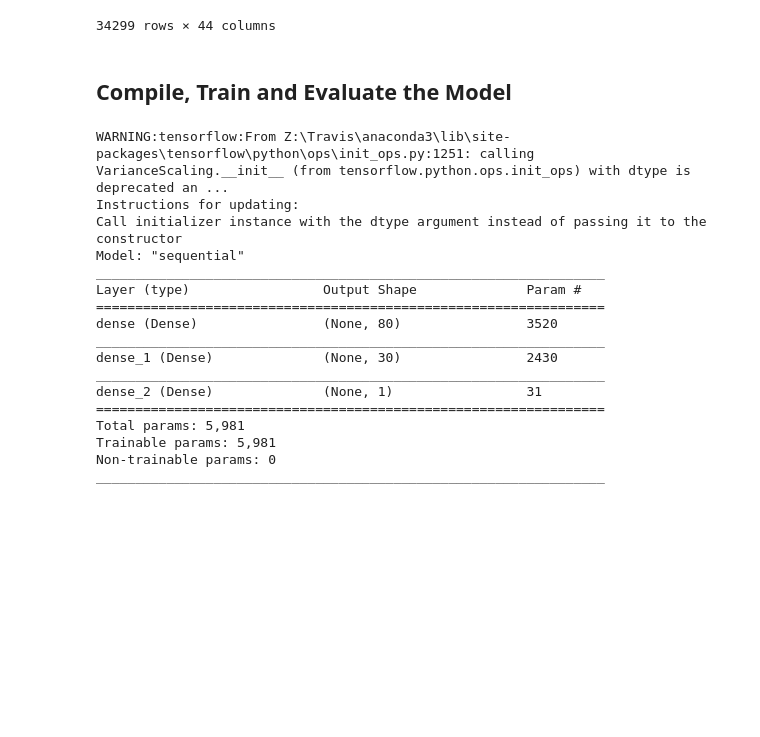
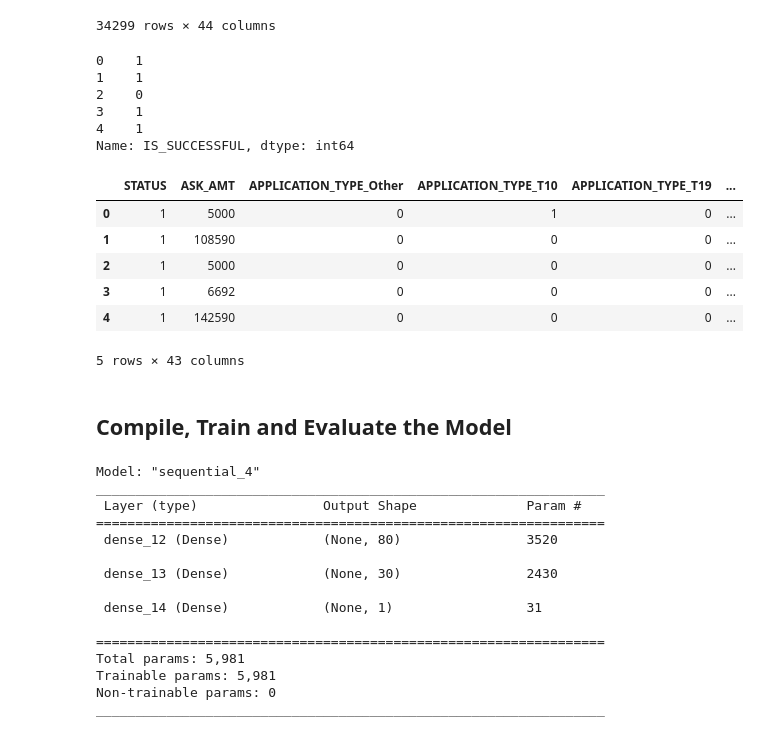
Before and after one commit to margaretkhendre/Nonprofit-Funding-vs-Deep-Learning-Challenge, a Jupyter notebook: AlphabetSoupFunding.ipynb, the cells around one changed output. Cells and saved outputs as stored; diff of their text form; code cells hidden in the pictures; blank space fills up the shorter version.

```diff
--- a/AlphabetSoupFunding.ipynb
+++ b/AlphabetSoupFunding.ipynb
@@ -165,11 +165,31 @@ num_application_df
 | 34298 | 1 | 36500179 | 0 | 0 | 0 | 0 | ... |
 34299 rows × 44 columns
 # %%
-# Split our preprocessed data into our features and target arrays
-#  YOUR CODE GOES HERE
+# Split our preprocessed data into our features and target arrays (X,y)
+y= num_application_df["IS_SUCCESSFUL"]
+X= num_application_df.drop(columns="IS_SUCCESSFUL")
 
 # Split the preprocessed data into a training and testing dataset
-#  YOUR CODE GOES HERE
+X_train,X_test,y_train,y_test = train_test_split(X,y)
+# %%
+y[:5]
+# %% [output]
+0    1
+1    1
+2    0
+3    1
+4    1
+Name: IS_SUCCESSFUL, dtype: int64
+# %%
+X[:5]
+# %% [output]
+|  | STATUS | ASK_AMT | APPLICATION_TYPE_Other | APPLICATION_TYPE_T10 | APPLICATION_TYPE_T19 | ... |
+| 0 | 1 | 5000 | 0 | 1 | 0 | ... |
+| 1 | 1 | 108590 | 0 | 0 | 0 | ... |
+| 2 | 1 | 5000 | 0 | 0 | 0 | ... |
+| 3 | 1 | 6692 | 0 | 0 | 0 | ... |
+| 4 | 1 | 142590 | 0 | 0 | 0 | ... |
+5 rows × 43 columns
 # %%
 # Create a StandardScaler instances
 scaler = StandardScaler()
@@ -184,34 +204,30 @@ X_test_scaled = X_scaler.transform(X_test)
 ## Compile, Train and Evaluate the Model
 # %%
 # Define the model - deep neural net, i.e., the number of input features and hidden nodes for each layer.
-#  YOUR CODE GOES HERE
-
+n_input_features = len(X_train_scaled[0])
 nn = tf.keras.models.Sequential()
-
 # First hidden layer
-#  YOUR CODE GOES HERE
+nn.add(tf.keras.layers.Dense(input_dim=n_input_features,units=80,activation='relu'))
 
 # Second hidden layer
-#  YOUR CODE GOES HERE
+nn.add(tf.keras.layers.Dense(units=30,activation='relu'))
 
 # Output layer
-#  YOUR CODE GOES HERE
+nn.add(tf.keras.layers.Dense(units=1,activation='relu'))
 
 # Check the structure of the model
 nn.summary()
 # %% [output]
-WARNING:tensorflow:From Z:\Travis\anaconda3\lib\site-packages\tensorflow\python\ops\init_ops.py:1251: calling VarianceScaling.__init__ (from tensorflow.python.ops.init_ops) with dtype is deprecated an ...
-Instructions for updating:
-Call initializer instance with the dtype argument instead of passing it to the constructor
-Model: "sequential"
+Model: "sequential_4"
 _________________________________________________________________
-Layer (type)                 Output Shape              Param #
+ Layer (type)                Output Shape              Param #
 =================================================================
-dense (Dense)                (None, 80)                3520
-_________________________________________________________________
-dense_1 (Dense)              (None, 30)                2430
-_________________________________________________________________
-dense_2 (Dense)              (None, 1)                 31
+ dense_12 (Dense)            (None, 80)                3520
+
+ dense_13 (Dense)            (None, 30)                2430
+
+ dense_14 (Dense)            (None, 1)                 31
+
 =================================================================
 Total params: 5,981
 Trainable params: 5,981
```
Also changed, not shown: parts of 6 cells of this notebook.
